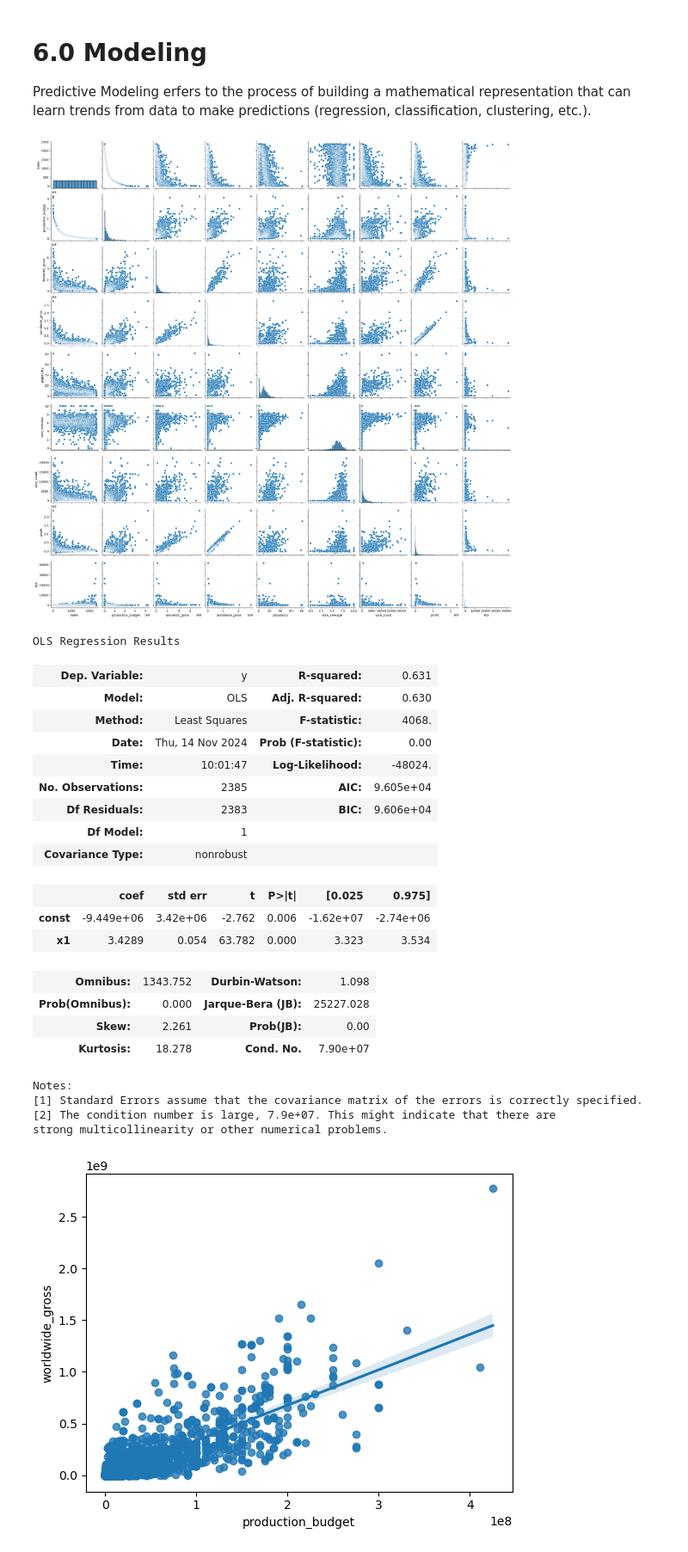
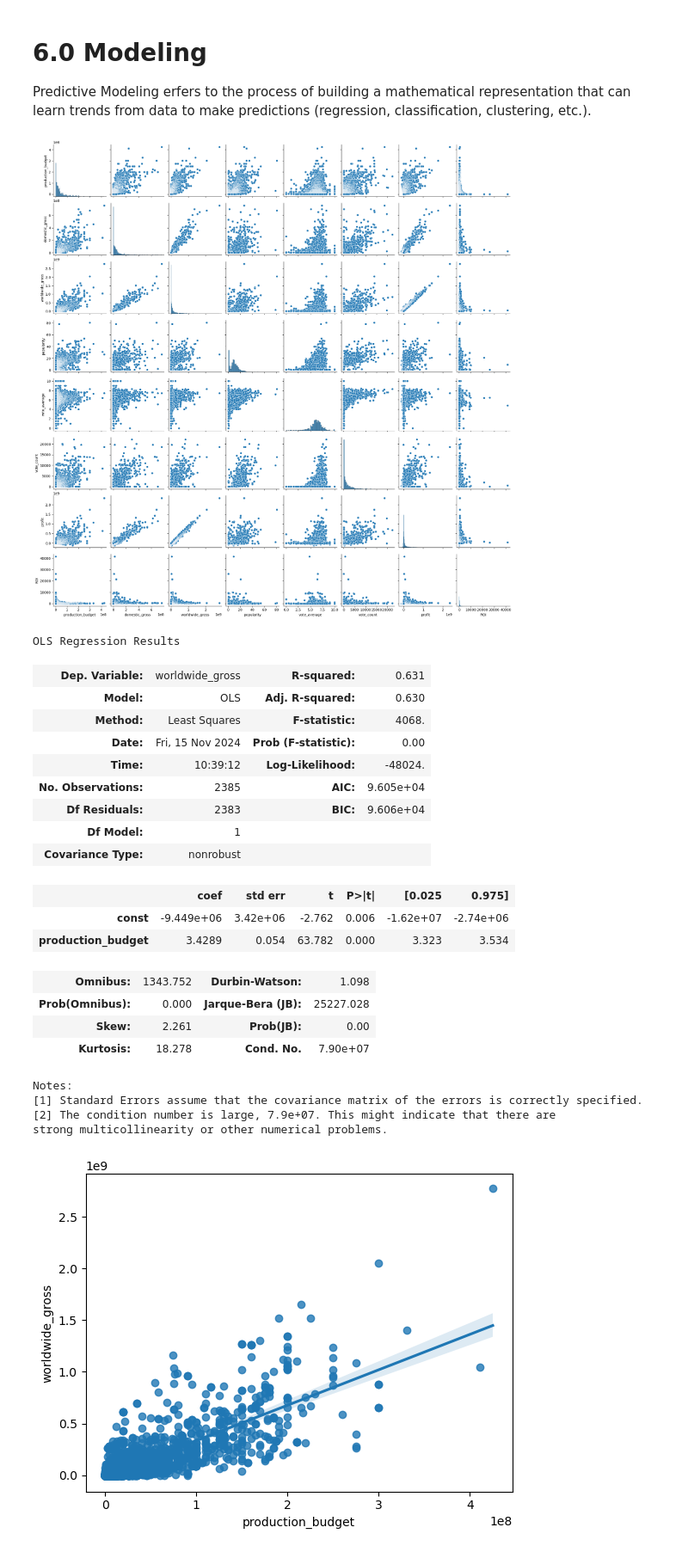
Before and after one commit to Otim135/group3-phase2-project, a Jupyter notebook: ipynbs/felix.ipynb, the cells around one changed output. Shown at 86% size. Drawn from its saved outputs; the diff is of its cells as text; code cells hidden in the pictures.

```diff
--- a/ipynbs/felix.ipynb
+++ b/ipynbs/felix.ipynb
@@ -381,7 +390,7 @@ movie_df.head(3)
 | 2 | 2 | 4 | May 1, 2015 | Avengers: Age of Ultron | $330,600,000 | $459,005,868 | $1,403,013,963 | ... |
 # %%
 # dropping irrelevant columns in movie_df
-select_cols = ['id_x','release_date_y','id_y' ]
+select_cols = ['index','id_x','release_date_y','id_y' ]
 movie_df = movie_df.drop(columns = select_cols,axis=1)
 # %%
 movie_df.head(3)
@@ -870,31 +866,31 @@ Predictive Modeling erfers to the process of building a mathematical representat
 
 sns.pairplot(clean_movie_df);
 # %% [output]
-[figure, old version]
+[figure, new version]
 # %%
 import statsmodels.api as sm
 # %%
-X = clean_movie_df[['production_budget']].values
-y = clean_movie_df['worldwide_gross'].values
+X = clean_movie_df[['production_budget']]
+y = clean_movie_df['worldwide_gross']
 
 model = sm.OLS(endog=y, exog=sm.add_constant(X))
 
 results = model.fit()
 results.summary()
 # %% [output]
 OLS Regression Results
-| Dep. Variable: | y | R-squared: | 0.631 |
+| Dep. Variable: | worldwide_gross | R-squared: | 0.631 |
 | Model: | OLS | Adj. R-squared: | 0.630 |
 | Method: | Least Squares | F-statistic: | 4068. |
-| Date: | Thu, 14 Nov 2024 | Prob (F-statistic): | 0.00 |
-| Time: | 10:01:47 | Log-Likelihood: | -48024. |
+| Date: | Fri, 15 Nov 2024 | Prob (F-statistic): | 0.00 |
+| Time: | 10:39:12 | Log-Likelihood: | -48024. |
 | No. Observations: | 2385 | AIC: | 9.605e+04 |
 | Df Residuals: | 2383 | BIC: | 9.606e+04 |
 | Df Model: | 1 |  |  |
 | Covariance Type: | nonrobust |  |  |
 |  | coef | std err | t | P>|t| | [0.025 | 0.975] |
 | const | -9.449e+06 | 3.42e+06 | -2.762 | 0.006 | -1.62e+07 | -2.74e+06 |
-| x1 | 3.4289 | 0.054 | 63.782 | 0.000 | 3.323 | 3.534 |
+| production_budget | 3.4289 | 0.054 | 63.782 | 0.000 | 3.323 | 3.534 |
 | Omnibus: | 1343.752 | Durbin-Watson: | 1.098 |
 | Prob(Omnibus): | 0.000 | Jarque-Bera (JB): | 25227.028 |
 | Skew: | 2.261 | Prob(JB): | 0.00 |
```
Also changed, not shown: parts of 24 cells of this notebook.
